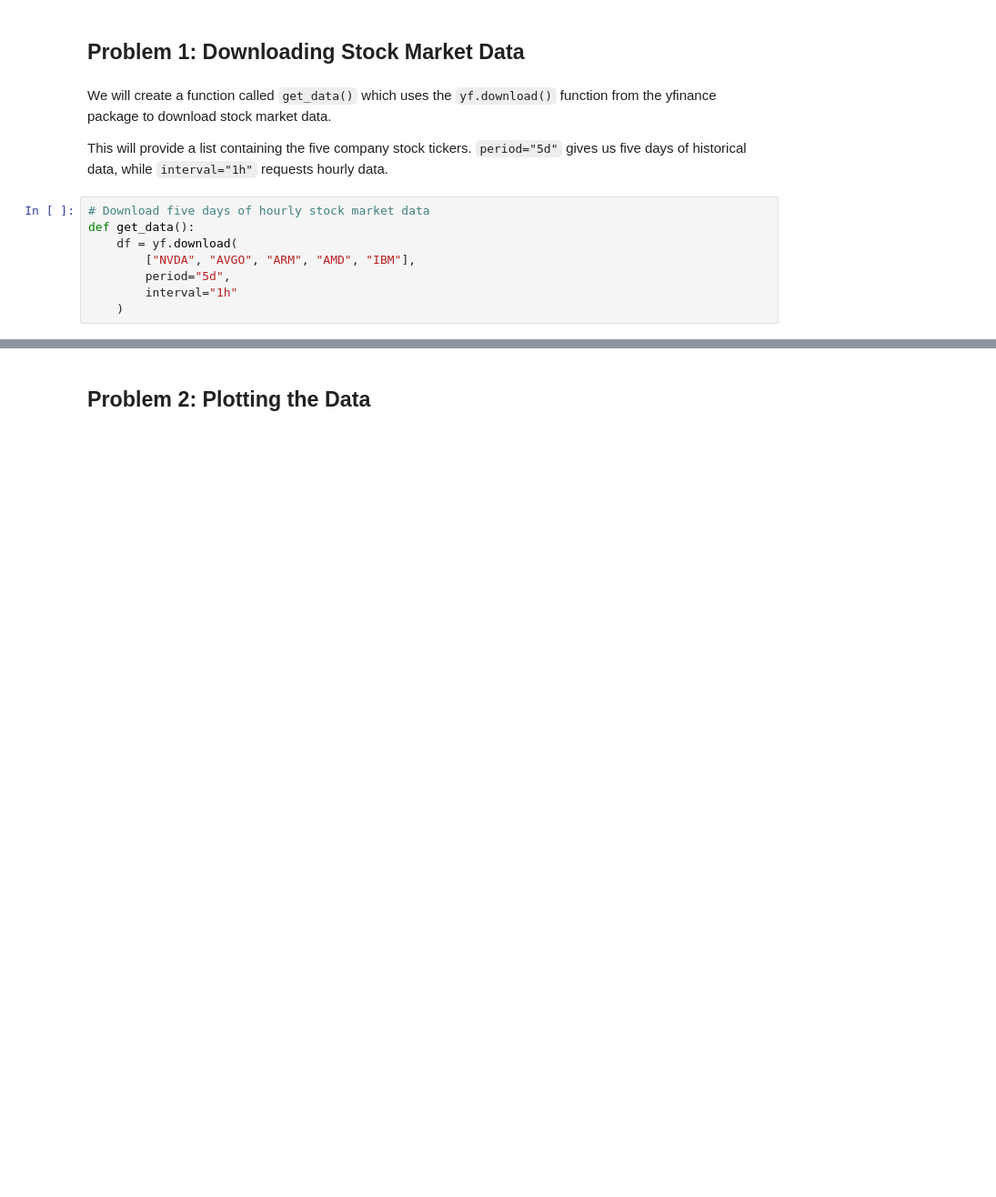
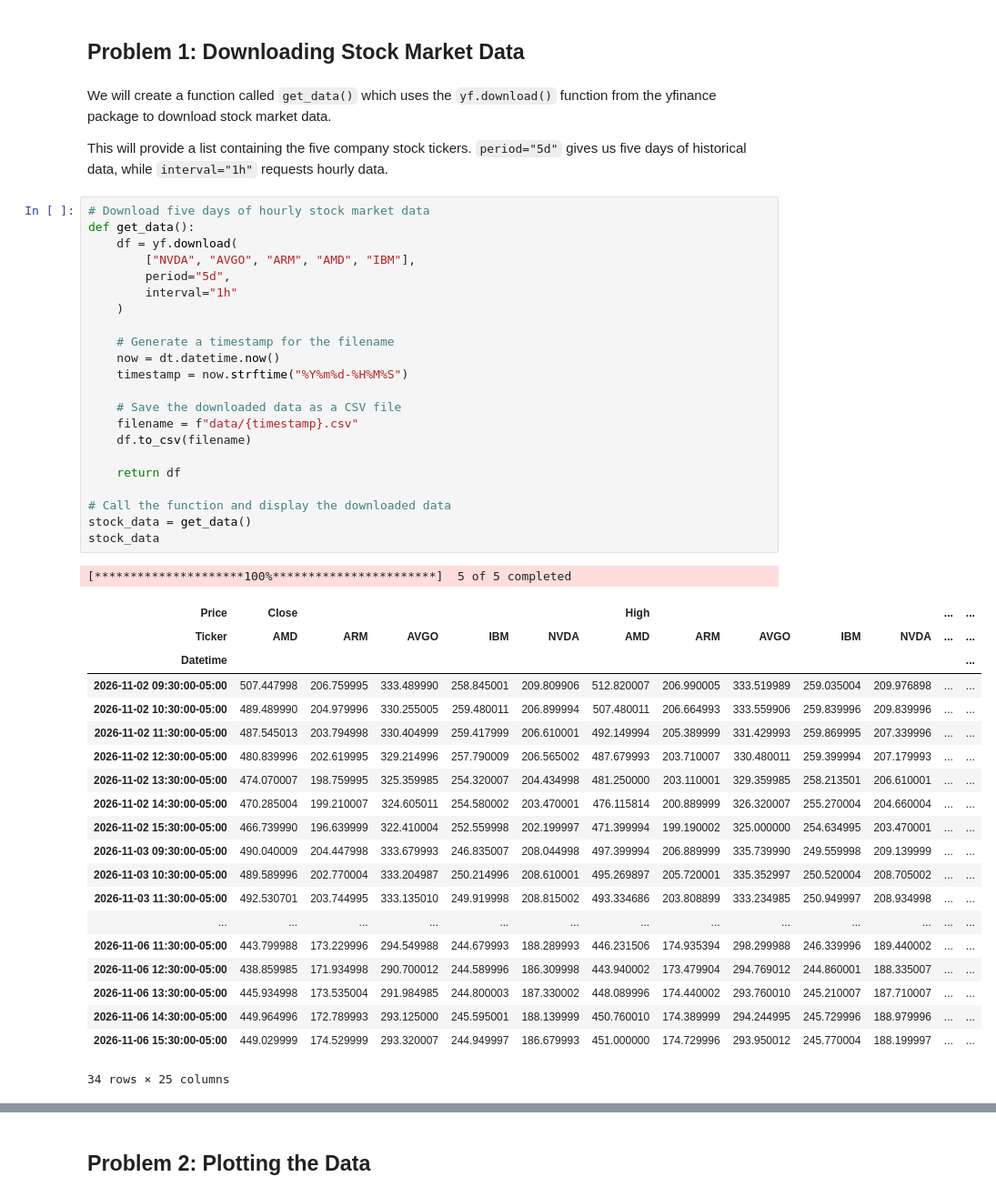
Before and after one commit to johncrumlish25/computer-infrastructure, a Jupyter notebook: problems.ipynb, the cells around one changed output, grey strips where cells are left out. Shown at 91% size. Cells and saved outputs as stored; diff of their text form; blank space fills up the shorter version.

Commit message:
Added timestamp to function which displays and saves data into the data folder

```diff
--- a/problems.ipynb
+++ b/problems.ipynb
@@ -24,8 +24,44 @@ This will provide a list containing the five company stock tickers. `period="5d"
 # %%
 # Download five days of hourly stock market data
 def get_data():
     df = yf.download(
         ["NVDA", "AVGO", "ARM", "AMD", "IBM"],
         period="5d",
         interval="1h"
     )
+
+    # Generate a timestamp for the filename
+    now = dt.datetime.now()
+    timestamp = now.strftime("%Y%m%d-%H%M%S")
+
+    # Save the downloaded data as a CSV file
+    filename = f"data/{timestamp}.csv"
+    df.to_csv(filename)
+
+    return df
+
+# Call the function and display the downloaded data
+stock_data = get_data()
+stock_data
+# %% [output]
+[*********************100%***********************]  5 of 5 completed
+| Price | Close |  |  |  |  | High |  |  |  |  | ... | ... |
+| Ticker | AMD | ARM | AVGO | IBM | NVDA | AMD | ARM | AVGO | IBM | NVDA | ... | ... |
+| Datetime |  |  |  |  |  |  |  |  |  |  |  | ... |
+| 2026-11-02 09:30:00-05:00 | 507.447998 | 206.759995 | 333.489990 | 258.845001 | 209.809906 | 512.820007 | 206.990005 | 333.519989 | 259.035004 | 209.976898 | ... | ... |
+| 2026-11-02 10:30:00-05:00 | 489.489990 | 204.979996 | 330.255005 | 259.480011 | 206.899994 | 507.480011 | 206.664993 | 333.559906 | 259.839996 | 209.839996 | ... | ... |
+| 2026-11-02 11:30:00-05:00 | 487.545013 | 203.794998 | 330.404999 | 259.417999 | 206.610001 | 492.149994 | 205.389999 | 331.429993 | 259.869995 | 207.339996 | ... | ... |
+| 2026-11-02 12:30:00-05:00 | 480.839996 | 202.619995 | 329.214996 | 257.790009 | 206.565002 | 487.679993 | 203.710007 | 330.480011 | 259.399994 | 207.179993 | ... | ... |
+| 2026-11-02 13:30:00-05:00 | 474.070007 | 198.759995 | 325.359985 | 254.320007 | 204.434998 | 481.250000 | 203.110001 | 329.359985 | 258.213501 | 206.610001 | ... | ... |
+| 2026-11-02 14:30:00-05:00 | 470.285004 | 199.210007 | 324.605011 | 254.580002 | 203.470001 | 476.115814 | 200.889999 | 326.320007 | 255.270004 | 204.660004 | ... | ... |
+| 2026-11-02 15:30:00-05:00 | 466.739990 | 196.639999 | 322.410004 | 252.559998 | 202.199997 | 471.399994 | 199.190002 | 325.000000 | 254.634995 | 203.470001 | ... | ... |
+| 2026-11-03 09:30:00-05:00 | 490.040009 | 204.447998 | 333.679993 | 246.835007 | 208.044998 | 497.399994 | 206.889999 | 335.739990 | 249.559998 | 209.139999 | ... | ... |
+| 2026-11-03 10:30:00-05:00 | 489.589996 | 202.770004 | 333.204987 | 250.214996 | 208.610001 | 495.269897 | 205.720001 | 335.352997 | 250.520004 | 208.705002 | ... | ... |
+| 2026-11-03 11:30:00-05:00 | 492.530701 | 203.744995 | 333.135010 | 249.919998 | 208.815002 | 493.334686 | 203.808899 | 333.234985 | 250.949997 | 208.934998 | ... | ... |
+| ... | ... | ... | ... | ... | ... | ... | ... | ... | ... | ... | ... | ... |
+| 2026-11-06 11:30:00-05:00 | 443.799988 | 173.229996 | 294.549988 | 244.679993 | 188.289993 | 446.231506 | 174.935394 | 298.299988 | 246.339996 | 189.440002 | ... | ... |
+| 2026-11-06 12:30:00-05:00 | 438.859985 | 171.934998 | 290.700012 | 244.589996 | 186.309998 | 443.940002 | 173.479904 | 294.769012 | 244.860001 | 188.335007 | ... | ... |
+| 2026-11-06 13:30:00-05:00 | 445.934998 | 173.535004 | 291.984985 | 244.800003 | 187.330002 | 448.089996 | 174.440002 | 293.760010 | 245.210007 | 187.710007 | ... | ... |
+| 2026-11-06 14:30:00-05:00 | 449.964996 | 172.789993 | 293.125000 | 245.595001 | 188.139999 | 450.760010 | 174.389999 | 294.244995 | 245.729996 | 188.979996 | ... | ... |
+| 2026-11-06 15:30:00-05:00 | 449.029999 | 174.529999 | 293.320007 | 244.949997 | 186.679993 | 451.000000 | 174.729996 | 293.950012 | 245.770004 | 188.199997 | ... | ... |
+34 rows × 25 columns
```
Also changed, not shown: parts of 1 cell of this notebook, 1 other file.
